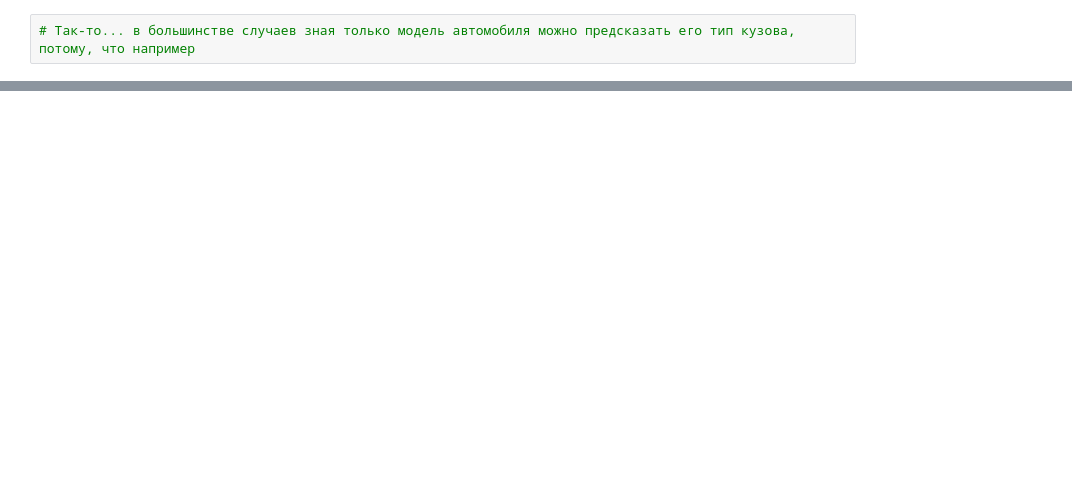
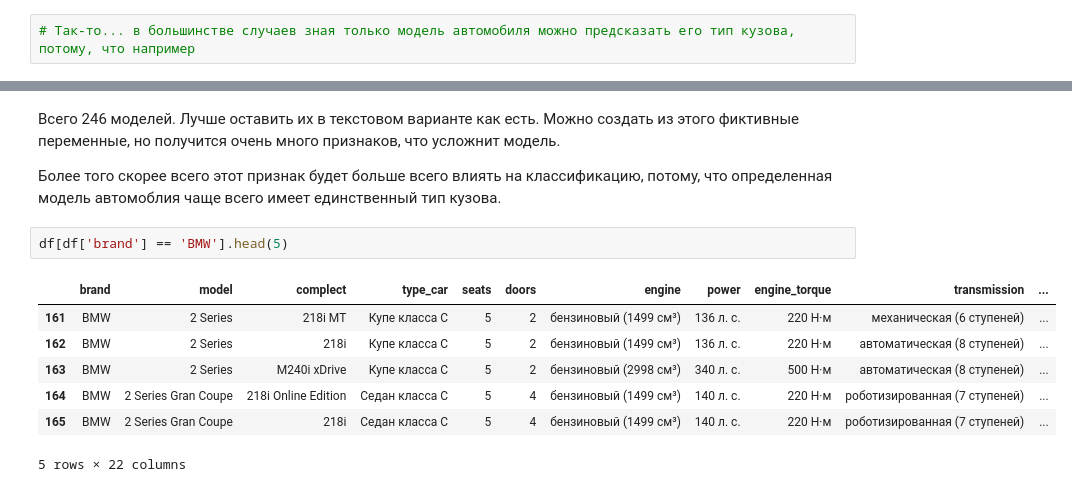
Before and after one commit to BasilPDS/Other_task, a Jupyter notebook: Task_auto_classif.ipynb, the cells around one changed output, grey strips where cells are left out. Drawn from its saved outputs; the diff is of its cells as text; blank space fills up the shorter version.

```diff
--- a/Task_auto_classif.ipynb
+++ b/Task_auto_classif.ipynb
@@ -180,0 +248,14 @@ def rename_type_car(type_car:str):
+# %% [markdown]
+Всего 246 моделей. Лучше оставить их в текстовом варианте как есть. Можно создать из этого фиктивные переменные, но получится очень много признаков, что усложнит модель.
+
+Более того скорее всего этот признак будет больше всего влиять на классификацию, потому, что определенная модель автомоблия чаще всего имеет единственный тип кузова.
+# %%
+df[df['brand'] == 'BMW'].head(5)
+# %% [output]
+|  | brand | model | complect | type_car | seats | doors | engine | power | engine_torque | transmission | ... |
+| 161 | BMW | 2 Series | 218i MT | Купе класса C | 5 | 2 | бензиновый (1499 см³) | 136 л. с. | 220 Н·м | механическая (6 ступеней) | ... |
+| 162 | BMW | 2 Series | 218i | Купе класса C | 5 | 2 | бензиновый (1499 см³) | 136 л. с. | 220 Н·м | автоматическая (8 ступеней) | ... |
+| 163 | BMW | 2 Series | M240i xDrive | Купе класса C | 5 | 2 | бензиновый (2998 см³) | 340 л. с. | 500 Н·м | автоматическая (8 ступеней) | ... |
+| 164 | BMW | 2 Series Gran Coupe | 218i Online Edition | Седан класса C | 5 | 4 | бензиновый (1499 см³) | 140 л. с. | 220 Н·м | роботизированная (7 ступеней) | ... |
+| 165 | BMW | 2 Series Gran Coupe | 218i | Седан класса C | 5 | 4 | бензиновый (1499 см³) | 140 л. с. | 220 Н·м | роботизированная (7 ступеней) | ... |
+5 rows × 22 columns
```
Also changed, not shown: parts of 36 cells of this notebook.
